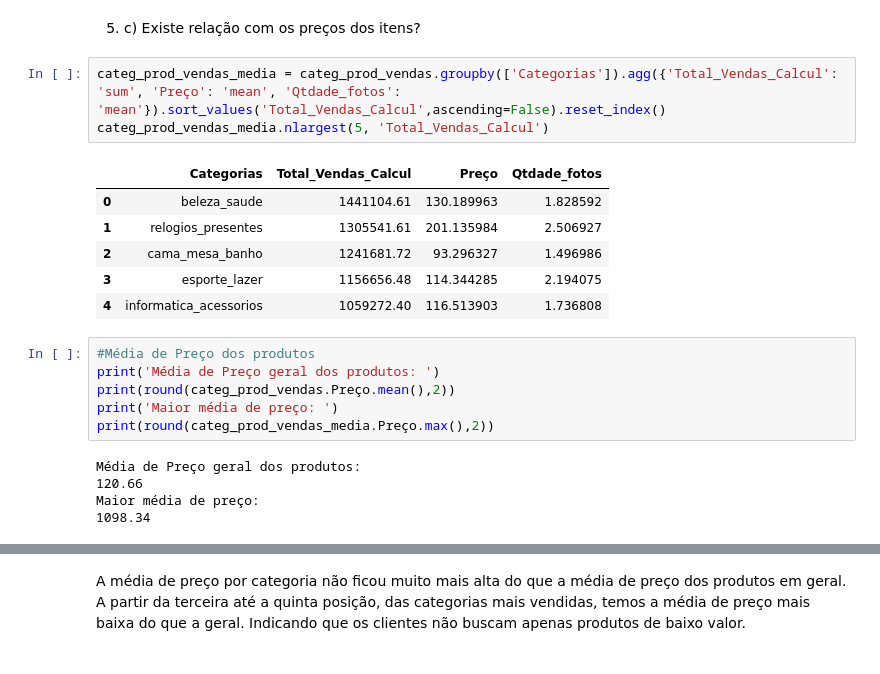
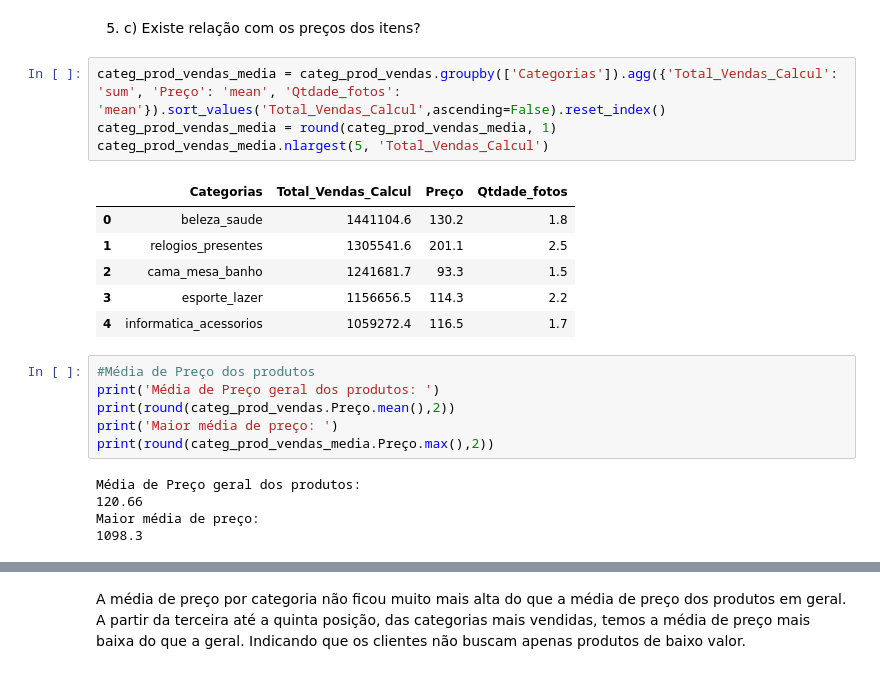
Before and after one commit to LucyMenges/Tech_Dados, a Jupyter notebook: Olist.ipynb, the cells around one changed output, grey strips where cells are left out. Drawn from its saved outputs; the diff is of its cells as text.

```diff
--- a/Olist.ipynb
+++ b/Olist.ipynb
@@ -860,14 +907,15 @@ categ_prod_vendas_total.nsmallest(5, 'Total_Vendas_Calcul', keep='last')
 5.  c) Existe relação com os preços dos itens?
 # %%
 categ_prod_vendas_media = categ_prod_vendas.groupby(['Categorias']).agg({'Total_Vendas_Calcul': 'sum', 'Preço': 'mean', 'Qtdade_fotos': 'mean'}).sort_values('Total_Vendas_Calcul',ascending=False).reset_index()
+categ_prod_vendas_media = round(categ_prod_vendas_media, 1)
 categ_prod_vendas_media.nlargest(5, 'Total_Vendas_Calcul')
 # %% [output]
 |  | Categorias | Total_Vendas_Calcul | Preço | Qtdade_fotos |
-| 0 | beleza_saude | 1441104.61 | 130.189963 | 1.828592 |
-| 1 | relogios_presentes | 1305541.61 | 201.135984 | 2.506927 |
-| 2 | cama_mesa_banho | 1241681.72 | 93.296327 | 1.496986 |
-| 3 | esporte_lazer | 1156656.48 | 114.344285 | 2.194075 |
-| 4 | informatica_acessorios | 1059272.40 | 116.513903 | 1.736808 |
+| 0 | beleza_saude | 1441104.6 | 130.2 | 1.8 |
+| 1 | relogios_presentes | 1305541.6 | 201.1 | 2.5 |
+| 2 | cama_mesa_banho | 1241681.7 | 93.3 | 1.5 |
+| 3 | esporte_lazer | 1156656.5 | 114.3 | 2.2 |
+| 4 | informatica_acessorios | 1059272.4 | 116.5 | 1.7 |
 # %%
 #Média de Preço dos produtos
 print('Média de Preço geral dos produtos: ')
@@ -878,4 +926,4 @@ print(round(categ_prod_vendas_media.Preço.max(),2))
 Média de Preço geral dos produtos:
 120.66
 Maior média de preço:
-1098.34
+1098.3
```
Also changed, not shown: parts of 93 cells of this notebook, 1 other file.
